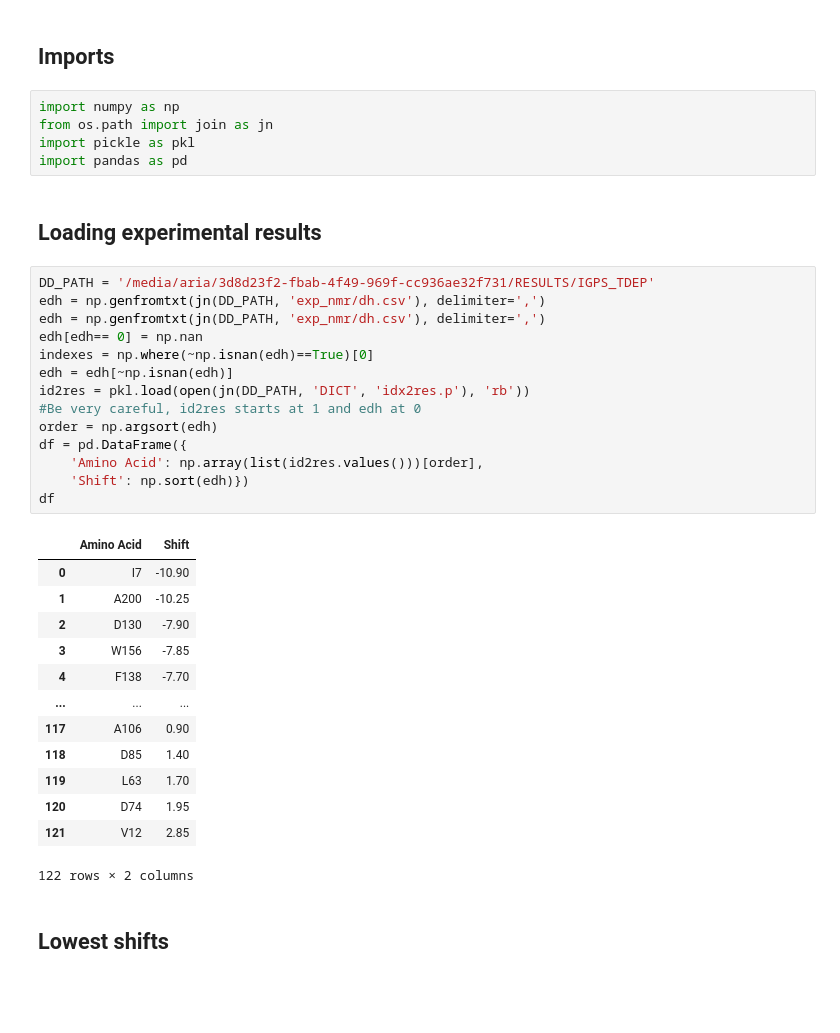
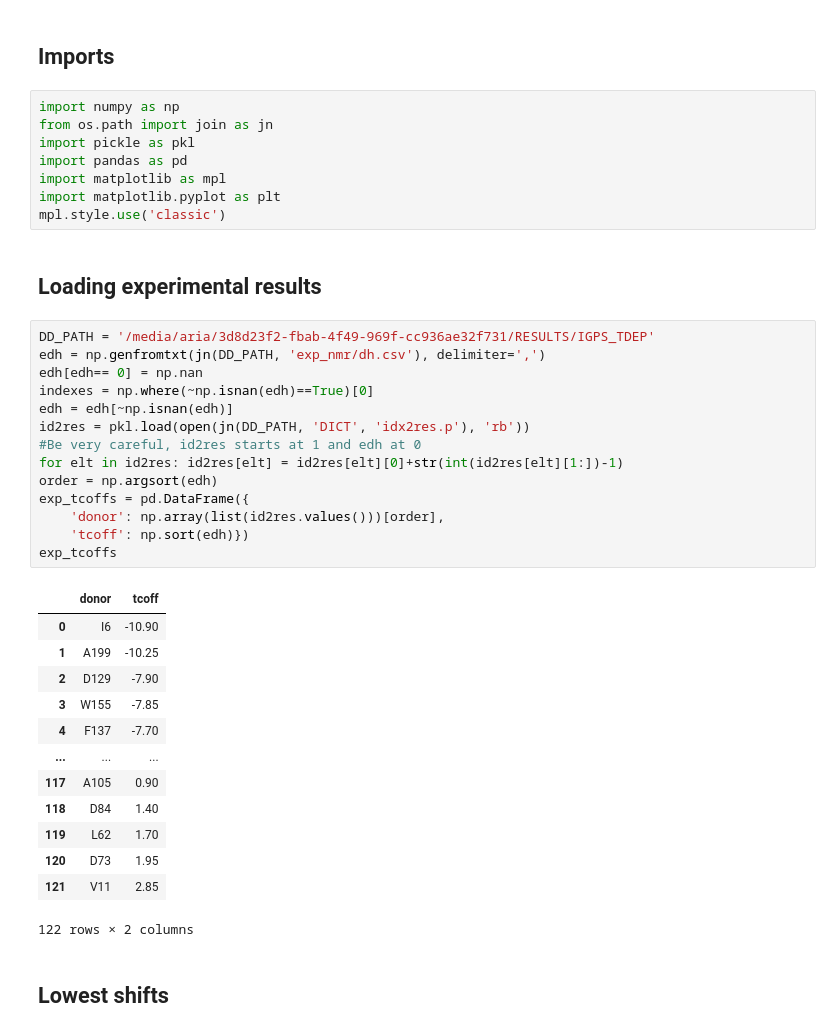
Before and after one commit to agheeraert/figures_notebook, a Jupyter notebook: Exp-results-analysis.ipynb, the cells around one changed output. Saved outputs shown, nothing was run; the diff lists cells and outputs as text; blank space fills up the shorter version.

```diff
--- a/Exp-results-analysis.ipynb
+++ b/Exp-results-analysis.ipynb
@@ -7,35 +7,38 @@ import numpy as np
 from os.path import join as jn
 import pickle as pkl
 import pandas as pd
+import matplotlib as mpl
+import matplotlib.pyplot as plt
+mpl.style.use('classic')
 # %% [markdown]
 ## Loading experimental results
 # %%
 DD_PATH = '/media/aria/3d8d23f2-fbab-4f49-969f-cc936ae32f731/RESULTS/IGPS_TDEP'
-edh = np.genfromtxt(jn(DD_PATH, 'exp_nmr/dh.csv'), delimiter=',')
 edh = np.genfromtxt(jn(DD_PATH, 'exp_nmr/dh.csv'), delimiter=',')
 edh[edh== 0] = np.nan
 indexes = np.where(~np.isnan(edh)==True)[0]
 edh = edh[~np.isnan(edh)]
 id2res = pkl.load(open(jn(DD_PATH, 'DICT', 'idx2res.p'), 'rb'))
 #Be very careful, id2res starts at 1 and edh at 0
+for elt in id2res: id2res[elt] = id2res[elt][0]+str(int(id2res[elt][1:])-1)
 order = np.argsort(edh)
-df = pd.DataFrame({
-    'Amino Acid': np.array(list(id2res.values()))[order],
-    'Shift': np.sort(edh)})
-df
+exp_tcoffs = pd.DataFrame({
+    'donor': np.array(list(id2res.values()))[order],
+    'tcoff': np.sort(edh)})
+exp_tcoffs
 # %% [output]
-|  | Amino Acid | Shift |
-| 0 | I7 | -10.90 |
-| 1 | A200 | -10.25 |
-| 2 | D130 | -7.90 |
-| 3 | W156 | -7.85 |
-| 4 | F138 | -7.70 |
+|  | donor | tcoff |
+| 0 | I6 | -10.90 |
+| 1 | A199 | -10.25 |
+| 2 | D129 | -7.90 |
+| 3 | W155 | -7.85 |
+| 4 | F137 | -7.70 |
 | ... | ... | ... |
-| 117 | A106 | 0.90 |
-| 118 | D85 | 1.40 |
-| 119 | L63 | 1.70 |
-| 120 | D74 | 1.95 |
-| 121 | V12 | 2.85 |
+| 117 | A105 | 0.90 |
+| 118 | D84 | 1.40 |
+| 119 | L62 | 1.70 |
+| 120 | D73 | 1.95 |
+| 121 | V11 | 2.85 |
 122 rows × 2 columns
 # %% [markdown]
 ## Lowest shifts
```
Also changed, not shown: parts of 29 cells of this notebook, 1 other file.
